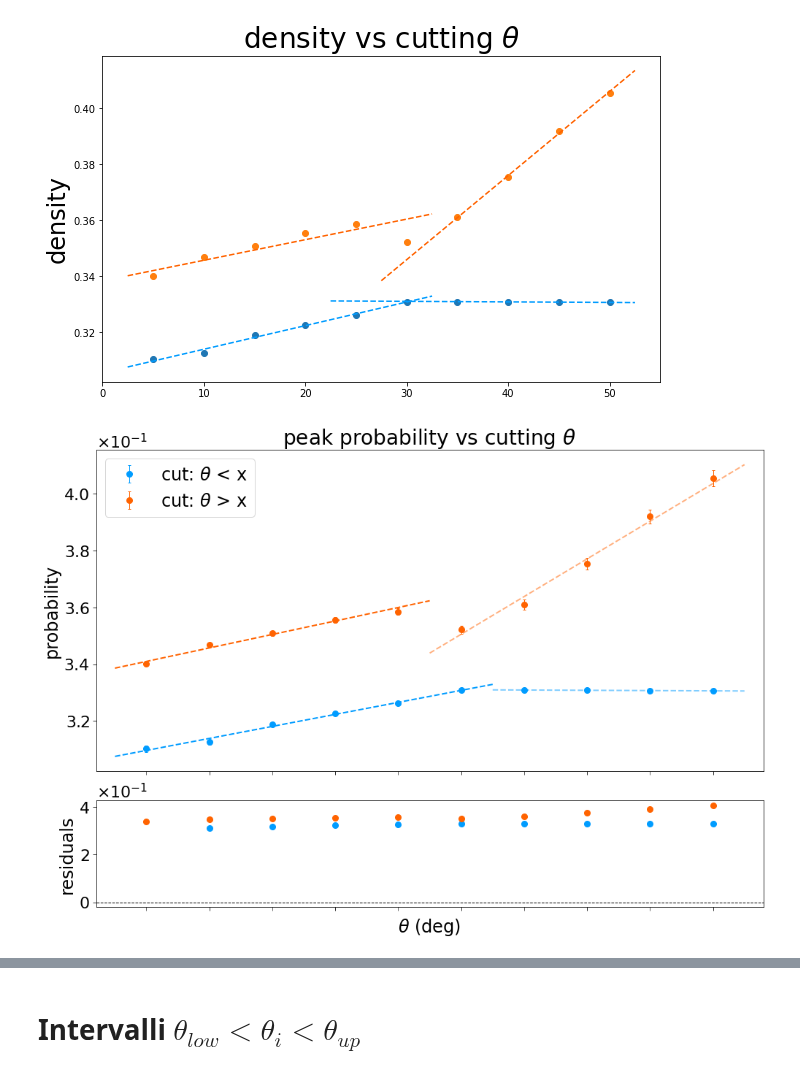
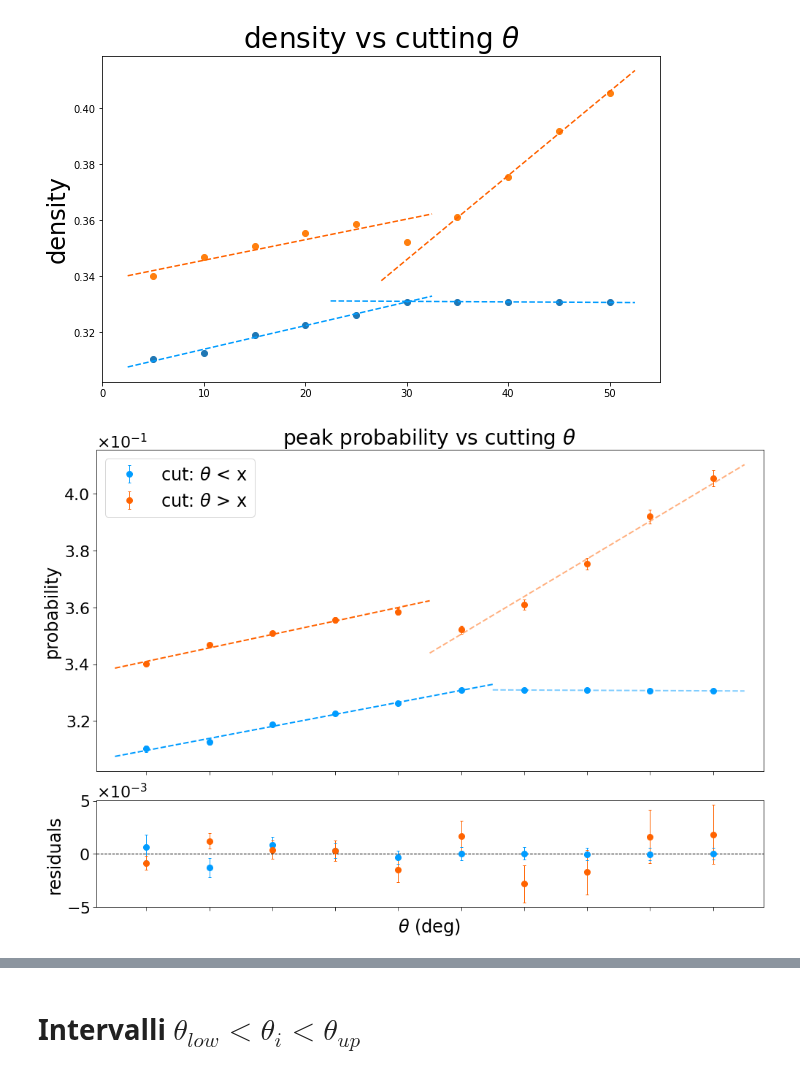
Before and after one commit to GiacomoFrn/Advanced-DQM-for-DT-detector, a Jupyter notebook: correlations/correlations_eda_54_density.ipynb, the cells around one changed output, grey strips where cells are left out. Saved outputs shown, nothing was run; the diff lists cells and outputs as text; code cells hidden in the pictures.

```diff
--- a/correlations/correlations_eda_54_density.ipynb
+++ b/correlations/correlations_eda_54_density.ipynb
@@ -191,17 +117,0 @@ def plot_full_scatter(df, features):
-# %%
-# correlation coefficient and its p-value
-# note that I'm considering the absolute value of the angular feature:
-# due to its simmetry I believe that we can get more statistical significance if we do so
-r, p = scipy.stats.pearsonr(df.drift_time, np.abs(df.theta))
-# set a confidence level at 5%
-alpha = 0.05
-
-print(f"Correlation coefficient between drift time and theta: {r:.5f}")
-print(f"p-value = {p:.3e}")
-print("Statistically significant:", "YES" if p < alpha else "NO")
-
-fig, ax = plot_full_scatter(df=df, features=["drift_time", "theta"])
-fig.tight_layout()
-PLOT_NAME = "scatter"
-# fig.savefig(PLOT_PATH+PLOT_PREFIX+PLOT_NAME+PLOT_EXT, dpi=300)
-plt.show()
@@ -579,11 +440,17 @@ high_par, _ = scipy.optimize.curve_fit(
 )
 
 # residuals
-func = lin(np.array(thetas[1:6]), *low_par)
-low_res = low_prob[1:6] - func
+func = lin(np.array(thetas[:6]), *low_par)
+low_res = low_prob[:6] - func
+chi_low_small = np.sum( ( low_res  / low_prob_err[:6])**2 )
+d_low_small = len(low_res) - len(high_par)
+p_low_small = scipy.stats.chi2.sf(chi_low_small,df = d_low_small )
 
 func = lin(np.array(thetas[0:5]), *high_par)
 high_res = high_prob[0:5] - func
+chi_high_small = np.sum( ( high_res  / high_prob_err[0:5] )**2)
+d_high_small = len(low_res) - len(high_par)
+p_high_small = scipy.stats.chi2.sf(chi_high_small,df = d_high_small)
 
 # TO DO: perform goodness-of-fit test (easy chi2 test)
 
@@ -669,9 +536,9 @@ ax1.plot(
 
 # low-cut residuals
 ax2.errorbar(
-    x          = thetas[1:6],
-    y          = low_prob[1:6],
-    yerr       = low_prob_err[1:6],
+    x          = thetas[:6],
+    y          = low_res,
+    yerr       = low_prob_err[:6],
     marker     = "o",
     markersize = 8,
     color      = "#009cff",
@@ -684,7 +551,7 @@ ax2.errorbar(
 # high-cut residuals
 ax2.errorbar(
     x          = thetas[0:5],
-    y          = high_prob[0:5],
+    y          = high_res[0:5],
     yerr       = high_prob_err[0:5],
     marker     = "o",
     markersize = 8,
@@ -717,14 +584,20 @@ high_par, _ = scipy.optimize.curve_fit(
 # residuals
 func = lin(np.array(thetas[6:]), *low_par)
 low_res = low_prob[6:] - func
+chi_low_large = np.sum( ( low_res  / low_prob_err[6:] )**2 )
+d_low_large = len(low_res) - len(low_par)
+p_low_large = scipy.stats.chi2.sf(chi_low_large,df = d_low_large )
 
 func = lin(np.array(thetas[5:]), *high_par)
 high_res = high_prob[5:] - func
+chi_high_large = np.sum( ( high_res  / high_prob_err[5:] )**2 )
+d_high_large = len(high_res) - len(high_par)
+p_high_large = scipy.stats.chi2.sf(chi_high_large, df = d_high_large)
 
 # low-cut residuals
 ax2.errorbar(
     x          = thetas[6:],
-    y          = low_prob[6:],
+    y          = low_res,
     yerr       = low_prob_err[6:],
     marker     = "o",
     markersize = 8,
@@ -738,42 +611,42 @@ ax2.errorbar(
 # high-cut residuals
 ax2.errorbar(
     x          = thetas[5:],
-    y          = high_prob[5:],
+    y          = high_res,
     yerr       = high_prob_err[5:],
     marker     = "o",
     markersize = 8,
     color      =  "#ff6300",
     linestyle  = "none",
     elinewidth = 1,
     capsize    = 2,
-    label      = r"cut: $\theta$ > x"
+    # label      = r"cut: $\theta$ > x"
 )
 
 # low-cut fit
 ax1.plot(
     np.linspace(thetas[6]-2.5, thetas[-1]+2.5, 100),
     lin(np.linspace(thetas[6]-2.5, thetas[-1]+2.5, 100), *low_par),
     linestyle = "dashed",
     color = "#009cff",
     lw=2,
     alpha=0.5,
 )
 # high-cut fit
 ax1.plot(
     np.linspace(thetas[5]-2.5, thetas[-1]+2.5, 100),
     lin(np.linspace(thetas[5]-2.5, thetas[-1]+2.5, 100), *high_par),
     linestyle = "dashed",
     color =  "#ff6300",
     lw = 2,
     alpha=0.5,
 )
 
 ax1.legend(fontsize=24)
 
 fig.tight_layout()
 plt.show()
 # %% [output]
-[figure, old version]
+[figure, new version]
 # %%
 # -------- CORRELATION COEFFICIENTS
 # set a confidence level at 5%
```
Also changed, not shown: parts of 23 cells of this notebook, 1 other file.
